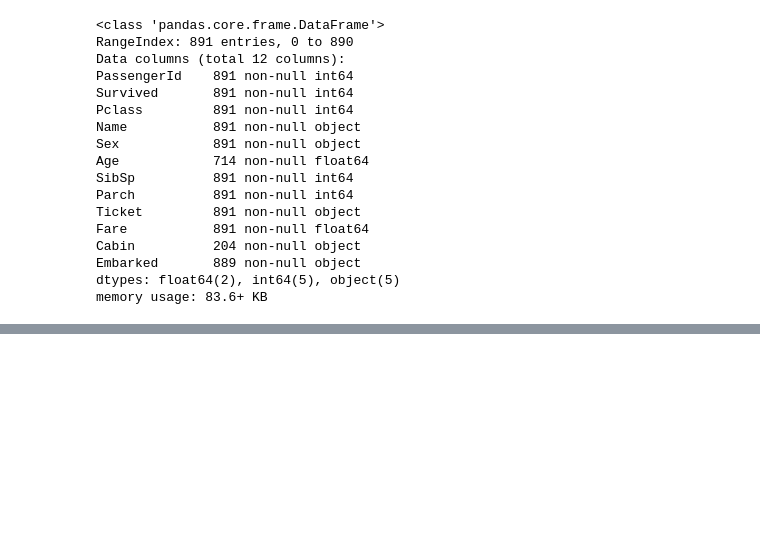
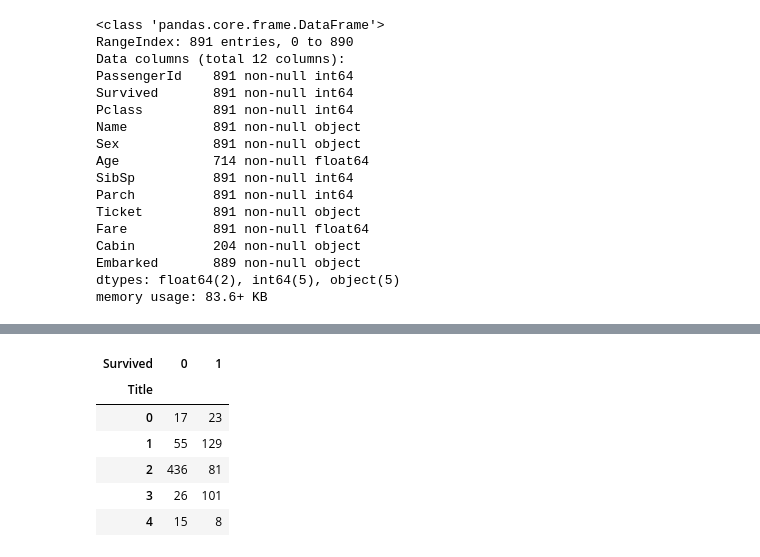
Before and after one commit to dkarm/KaggleTitanic, a Jupyter notebook: Titanic.ipynb, the cells around one changed output, grey strips where cells are left out. Saved outputs shown, nothing was run; the diff lists cells and outputs as text; code cells hidden in the pictures; blank space fills up the shorter version.

```diff
--- a/Titanic.ipynb
+++ b/Titanic.ipynb
@@ -103,0 +159,58 @@ data['FamilySize'] = data['Parch'] + data['SibSp']
+# %%
+    #create new variables for family name and create a variable that predicts whether the family survived or not
+    #clued in as 1 if anyone from the family died
+
+
+    #create a Last Name column of data
+    #data['LastName']=data['Name'].str.split(',').str.get(0)
+
+    le_name = LabelEncoder()
+    #data['LastName'] = le_name.fit_transform(data['LastName'])
+
+    data.describe()
+
+    data['Title']=data['Name'].str.split(',').str.get(1).str.split().str.get(0)
+    data.loc[(data['Title']=='Mlle.') ,'Title']="Miss."
+    data.loc[(data['Title']=="Mme.") ,'Title']="Mrs."
+    data.loc[(data['Title']=="Ms.") ,'Title']="Mrs."
+
+    data['Rare']=data['Title'].isin(["Master.", "Miss.", "Mrs.", "Mr."])
+
+    data.loc[(data['Rare']==False),'Title']="Other"
+    data = data.drop(['Rare'], axis = 1)
+
+    data['Mother']=0
+    data.loc[((data['Title']=="Mrs.")&(data['Parch']>0)),'Mother']=1
+
+    data['Title']=le_name.fit_transform(data['Title'])
+
+    pandas.crosstab(data['Survived'], data['Title']).transpose()
+
+    #classify survival by family type
+    #pandas.crosstab(data['Survived'], data['LastName']).transpose()
+
+    #family_died = np.zeros((2,len(data['LastName'])))
+
+    #for i in range(0,len(data['LastName'])):
+     #   family_died[0,i]=data[(data['LastName']==i)]['Survived'].sum()
+
+    #for i in range(0,len(data['LastName'])):
+     #   if family_died[0,i]==0:
+      #      family_died[1,i]=1
+
+    #print family_died.transpose()[10]
+    #pandas.crosstab(data['Survived'], data['LastName']).transpose()
+
+    #data['FamilyDied']=0
+    #for i in range(0,len(data['LastName'])):
+     #   data.loc[(data['LastName']==i),'FamilyDied']=family_died[1,i]
+
+    #data.info()
+# %% [output]
+| Survived | 0 | 1 |
+| Title |  |  |
+| 0 | 17 | 23 |
+| 1 | 55 | 129 |
+| 2 | 436 | 81 |
+| 3 | 26 | 101 |
+| 4 | 15 | 8 |
```
Also changed, not shown: parts of 21 cells of this notebook.
